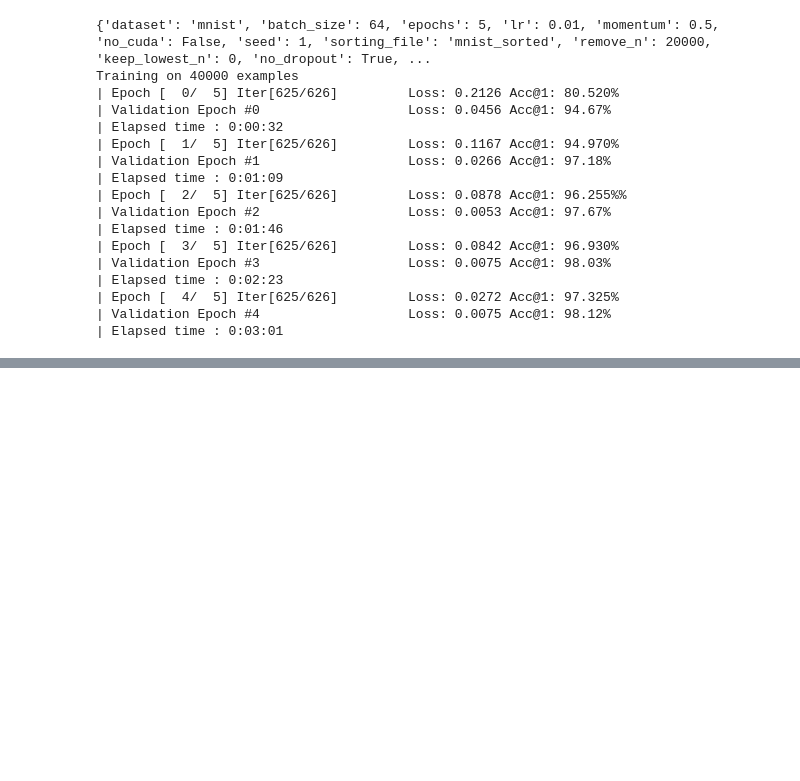
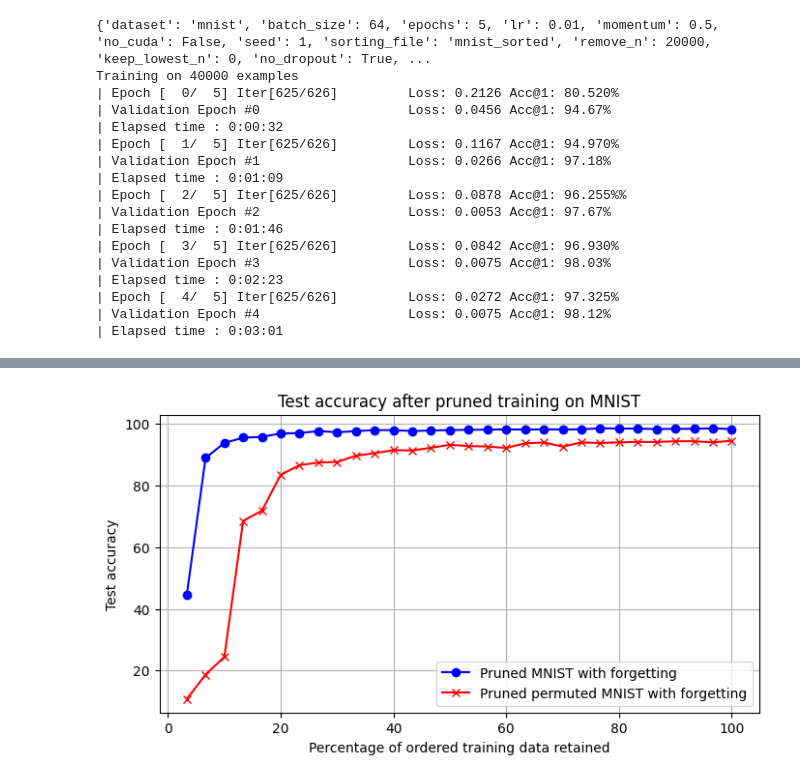
Before and after one commit to Tharindu-Nirmal/example_forgetting, a Jupyter notebook: forgetting_tests.ipynb, the cells around one changed output, grey strips where cells are left out. Cells and saved outputs as stored; diff of their text form; code cells hidden in the pictures; blank space fills up the shorter version.

Commit message:
[edit] mnsit and permuted mnist plot

```diff
--- a/forgetting_tests.ipynb
+++ b/forgetting_tests.ipynb
@@ -44,0 +89,3 @@ Training on 40000 examples
+# %%
+for remove_count in range(42000,60000,2000):
+    %run run_mnist.py --dataset mnist --epochs 5 --seed 1 --no_dropout --sorting_file mnist_sorted --input_dir mnist_results --output_dir mnist_results --remove_n $remove_count
@@ -44,0 +139,3 @@ Training on 40000 examples
+# %%
+for remove_count in range(2000,60000,2000):
+    %run run_mnist.py --dataset permuted_mnist --epochs 5 --seed 1 --no_dropout --sorting_file permuted_mnist_sorted --input_dir permuted_mnist_results --output_dir permuted_mnist_results --remove_n $remove_count
@@ -44,0 +233,14 @@ Training on 40000 examples
+# %%
+plt.figure(figsize=(8, 4))
+plt.plot(percentage_left, test_accs_mnist, marker='o', color='blue', label='Pruned MNIST with forgetting')
+plt.plot(percentage_left,test_accs_permuted_mnist, marker='x', color='red', label='Pruned permuted MNIST with forgetting')
+
+plt.xlabel('Percentage of ordered training data retained')
+plt.ylabel('Test accuracy')
+
+plt.legend()
+plt.title('Test accuracy after pruned training on MNIST')
+plt.grid(True)
+plt.show()
+# %% [output]
+[figure, added]
```
Also changed, not shown: parts of 10 cells of this notebook.
